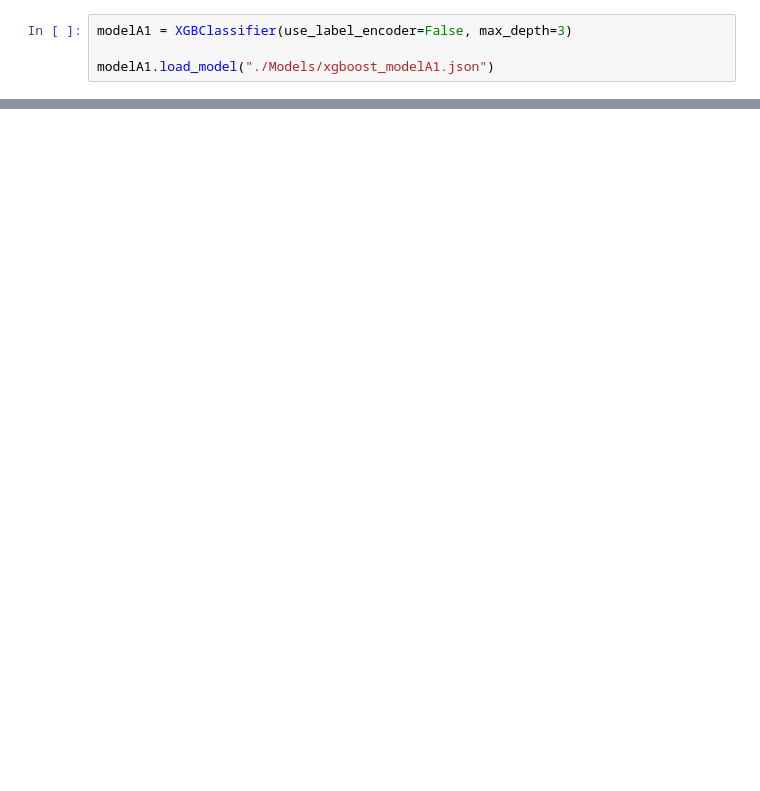
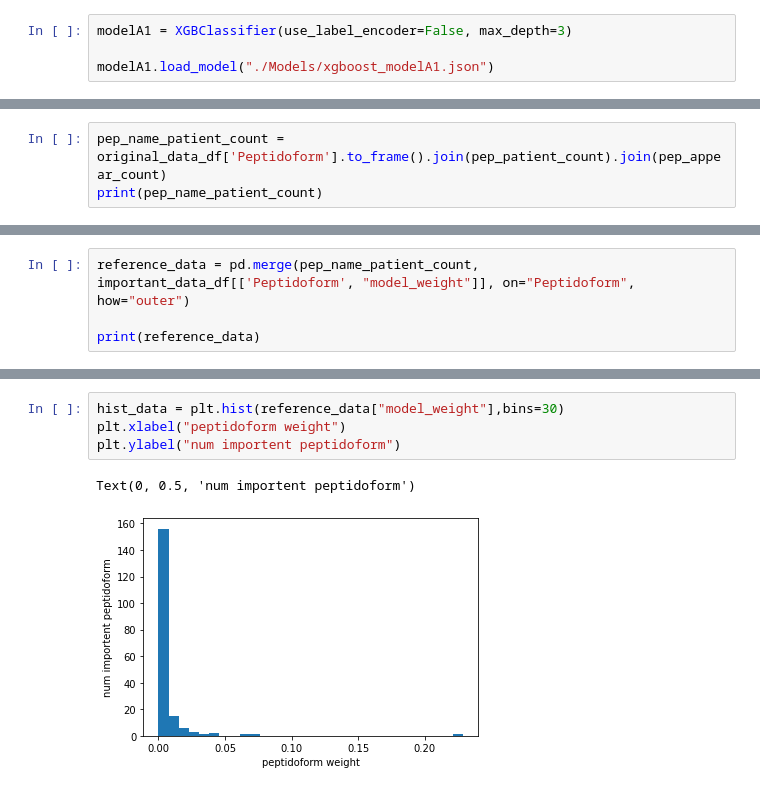
Before and after one commit to SasyaReddi/cse291c-plasma-weightloss, a Jupyter notebook: visualization.ipynb, the cells around one changed output, grey strips where cells are left out. Cells and saved outputs as stored; diff of their text form; blank space fills up the shorter version.

```diff
--- a/visualization.ipynb
+++ b/visualization.ipynb
@@ -86,0 +120,3 @@ AttributeError: module 'Data' has no attribute 'fromFilePath'
+# %%
+pep_name_patient_count = original_data_df['Peptidoform'].to_frame().join(pep_patient_count).join(pep_appear_count)
+print(pep_name_patient_count)
@@ -86,0 +141,4 @@ AttributeError: module 'Data' has no attribute 'fromFilePath'
+# %%
+reference_data = pd.merge(pep_name_patient_count, important_data_df[['Peptidoform', "model_weight"]], on="Peptidoform", how="outer")
+
+print(reference_data)
@@ -86,0 +177,7 @@ AttributeError: module 'Data' has no attribute 'fromFilePath'
+# %%
+hist_data = plt.hist(reference_data["model_weight"],bins=30)
+plt.xlabel("peptidoform weight")
+plt.ylabel("num importent peptidoform")
+# %% [output]
+Text(0, 0.5, 'num importent peptidoform')
+[figure, added]
```
Also changed, not shown: parts of 26 cells of this notebook, 1 other file.
